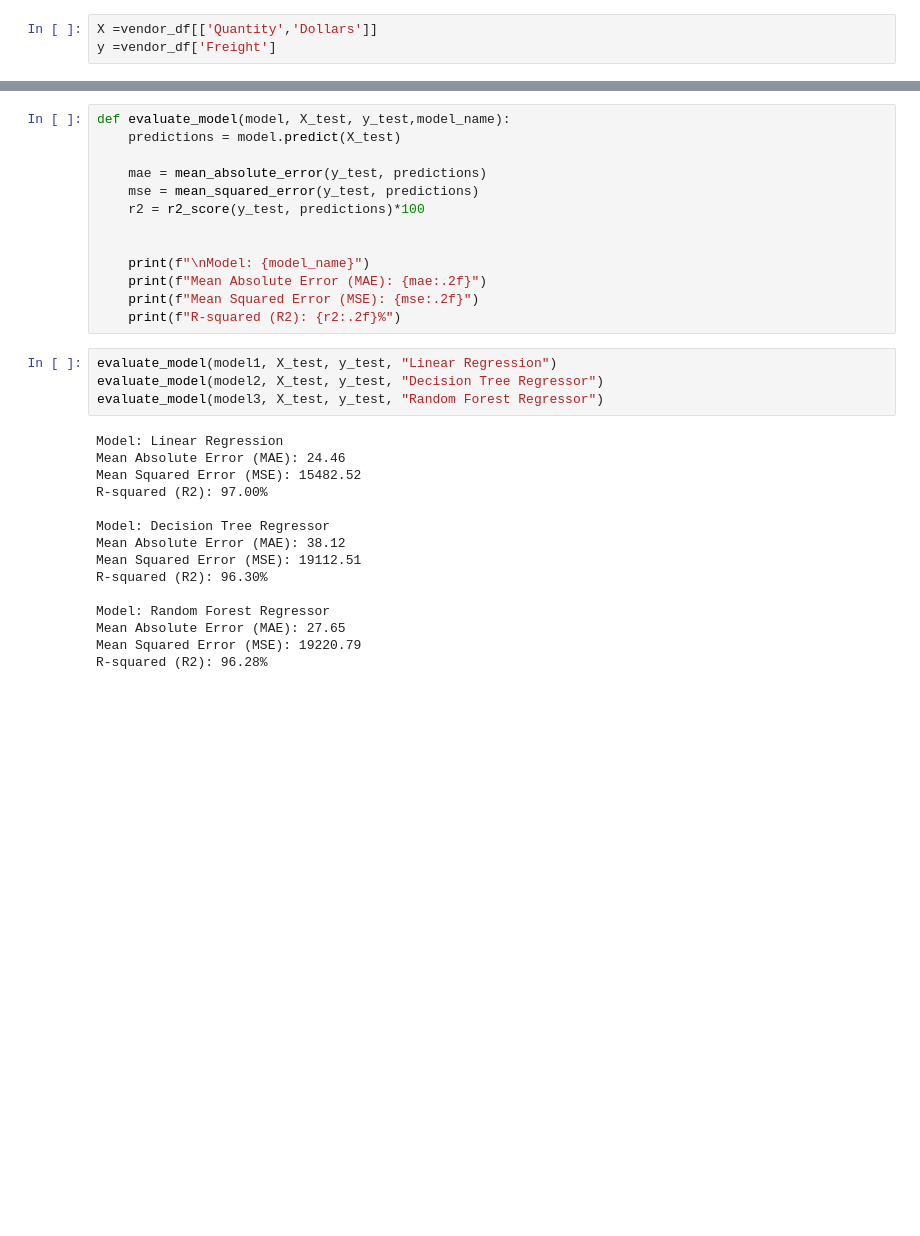
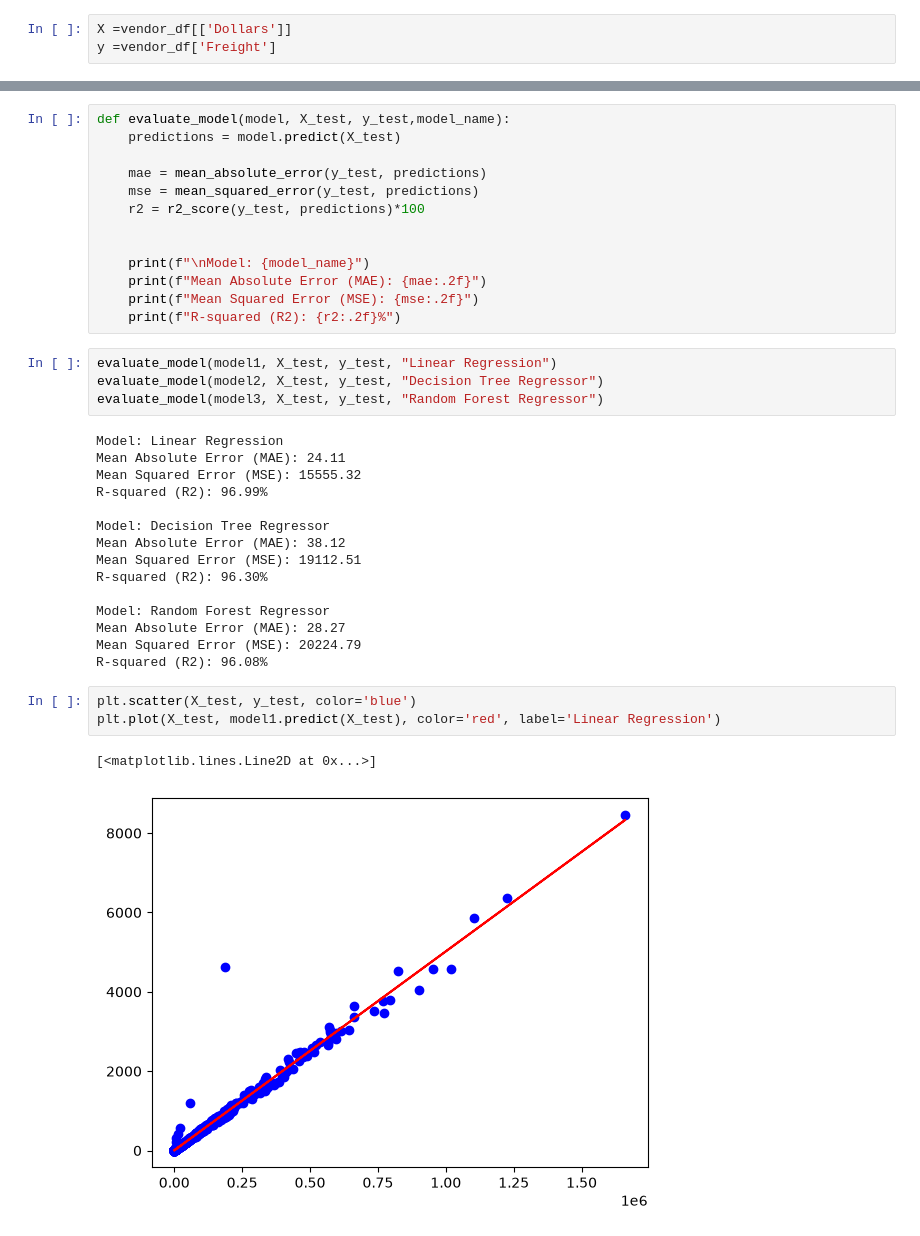
Before and after one commit to sys-frOSt/end-to-end-Invoice-Intelligence-System, a Jupyter notebook: notebooks/freight.ipynb, the cells around one changed output, grey strips where cells are left out. Saved outputs shown, nothing was run; the diff lists cells and outputs as text; blank space fills up the shorter version.

```diff
--- a/notebooks/freight.ipynb
+++ b/notebooks/freight.ipynb
@@ -119,7 +119,7 @@ vendor_df.loc[vendor_df['Quantity'] > high_quantile, 'Freight_per_unit'].mean()
 # %% [output]
 np.float64(0.049077654690759046)
 # %%
-X =vendor_df[['Quantity','Dollars']]
+X =vendor_df[['Dollars']]
 y =vendor_df['Freight']
 # %%
 round(vendor_df[['Quantity','Dollars']].describe())
@@ -171,9 +171,9 @@ evaluate_model(model2, X_test, y_test, "Decision Tree Regressor")
 evaluate_model(model3, X_test, y_test, "Random Forest Regressor")
 # %% [output]
 Model: Linear Regression
-Mean Absolute Error (MAE): 24.46
-Mean Squared Error (MSE): 15482.52
-R-squared (R2): 97.00%
+Mean Absolute Error (MAE): 24.11
+Mean Squared Error (MSE): 15555.32
+R-squared (R2): 96.99%
 
 Model: Decision Tree Regressor
 Mean Absolute Error (MAE): 38.12
@@ -181,6 +181,12 @@ Mean Squared Error (MSE): 19112.51
 R-squared (R2): 96.30%
 
 Model: Random Forest Regressor
-Mean Absolute Error (MAE): 27.65
-Mean Squared Error (MSE): 19220.79
-R-squared (R2): 96.28%
+Mean Absolute Error (MAE): 28.27
+Mean Squared Error (MSE): 20224.79
+R-squared (R2): 96.08%
+# %%
+plt.scatter(X_test, y_test, color='blue')
+plt.plot(X_test, model1.predict(X_test), color='red', label='Linear Regression')
+# %% [output]
+[<matplotlib.lines.Line2D at 0x...>]
+[figure, added]
```
Also changed, not shown: parts of 1 cell of this notebook, 1 other file.
